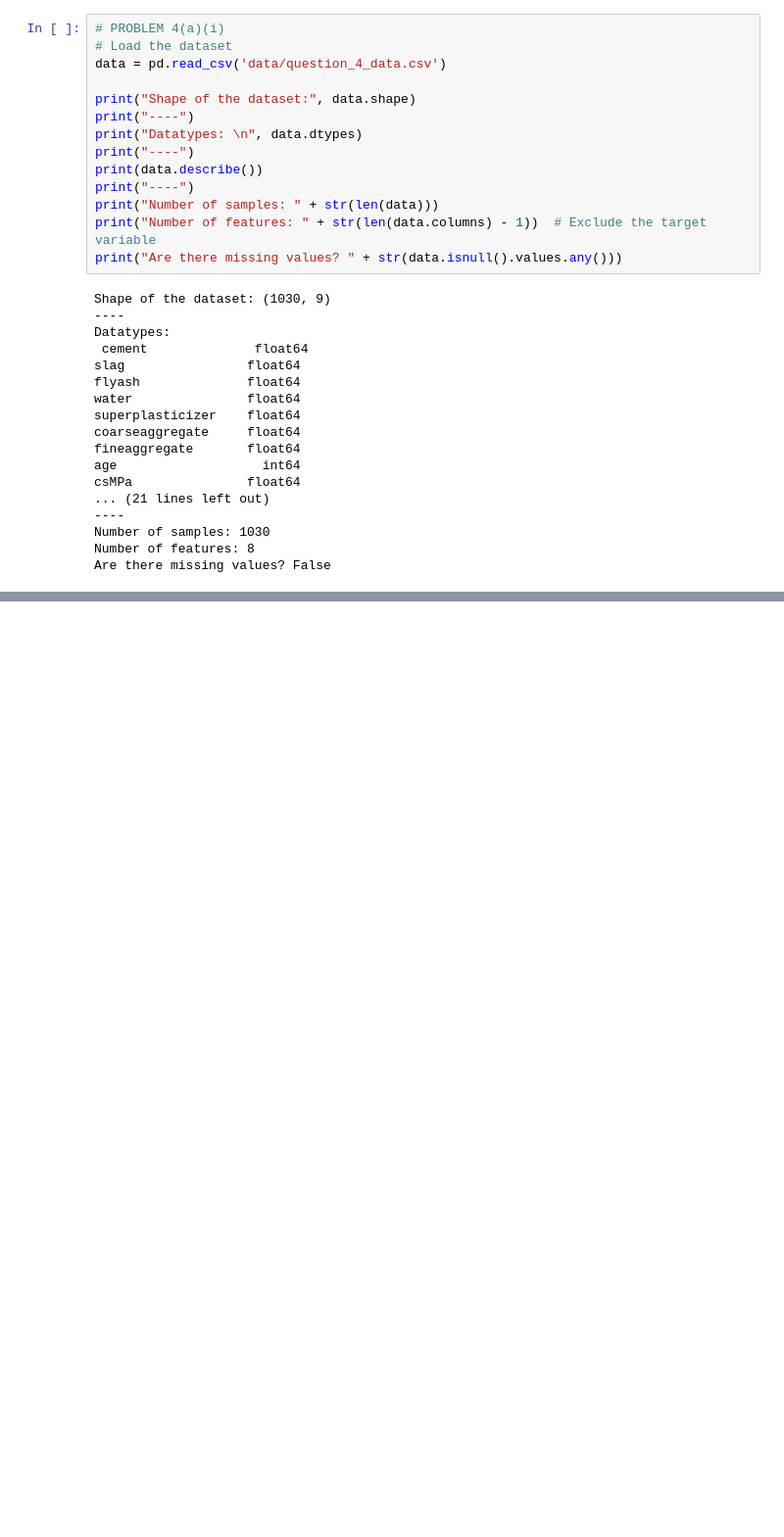
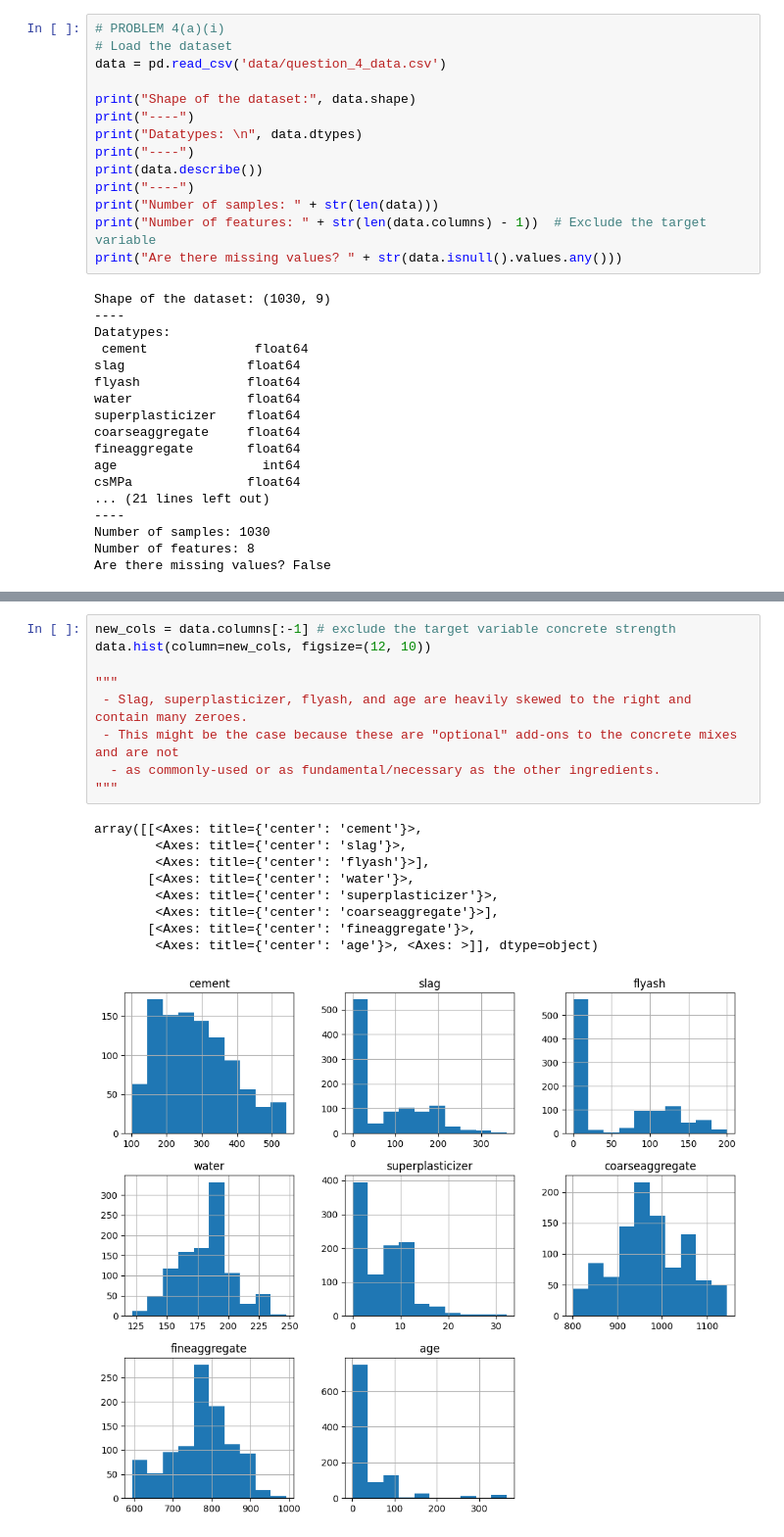
Before and after one commit to sonirohan/intro-ml, a Jupyter notebook: hw1/problem4.ipynb, the cells around one changed output, grey strips where cells are left out. Shown at 98% size. Saved outputs shown, nothing was run; the diff lists cells and outputs as text; blank space fills up the shorter version.

```diff
--- a/hw1/problem4.ipynb
+++ b/hw1/problem4.ipynb
@@ -53 +53,20 @@ Standard Deviation:  16.705741961912512
 [figure]
+# %%
+new_cols = data.columns[:-1] # exclude the target variable concrete strength
+data.hist(column=new_cols, figsize=(12, 10))
+
+"""
+ - Slag, superplasticizer, flyash, and age are heavily skewed to the right and contain many zeroes.
+ - This might be the case because these are "optional" add-ons to the concrete mixes and are not
+  - as commonly-used or as fundamental/necessary as the other ingredients.
+"""
+# %% [output]
+array([[<Axes: title={'center': 'cement'}>,
+        <Axes: title={'center': 'slag'}>,
+        <Axes: title={'center': 'flyash'}>],
+       [<Axes: title={'center': 'water'}>,
+        <Axes: title={'center': 'superplasticizer'}>,
+        <Axes: title={'center': 'coarseaggregate'}>],
+       [<Axes: title={'center': 'fineaggregate'}>,
+        <Axes: title={'center': 'age'}>, <Axes: >]], dtype=object)
+[figure, added]
```
Also changed, not shown: parts of 3 cells of this notebook.
